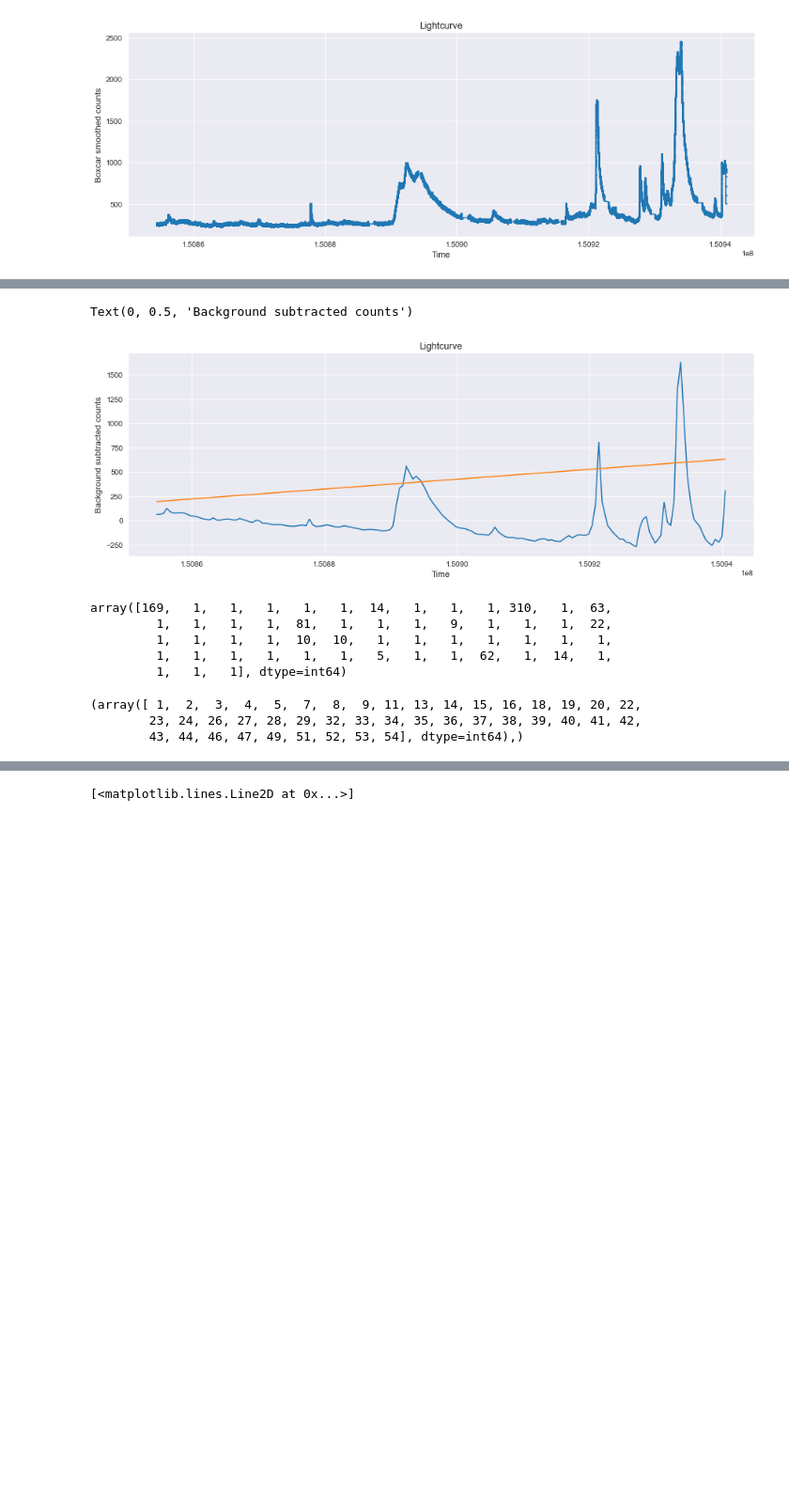
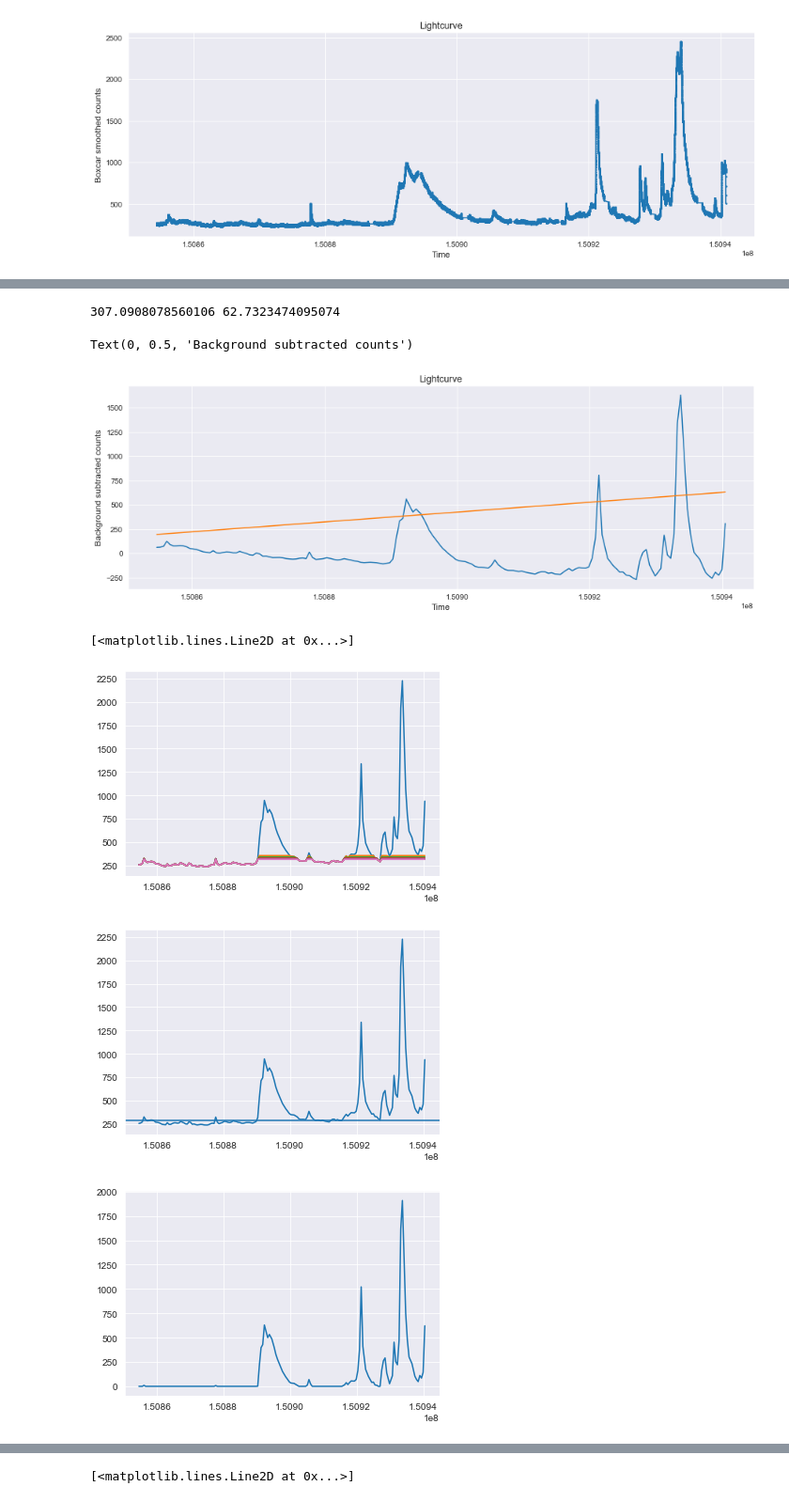
Before and after one commit to Tech-Meet-10-IITB-Solutions/SuryaDrishti, a Jupyter notebook: loc_max.ipynb, the cells around one changed output, grey strips where cells are left out. Shown at 94% size. Drawn from its saved outputs; the diff is of its cells as text; code cells hidden in the pictures; blank space fills up the shorter version.

```diff
--- a/loc_max.ipynb
+++ b/loc_max.ipynb
@@ -191,6 +144,7 @@ for i in range(len(st_flags[0])):#, len(peak_flags[0]))):
 #Curvefit with a straight line
 slope, intercept, r, p, se = linregress(binned_time, binned_count)
 mean, med, sig = scs(binned_count)
+print(mean, sig)
 binned_counts_masked = binned_count[np.where(binned_count>mean+0.5*sig)]
 bksub_counts = binned_count - np.array(slope*binned_time+intercept)
 #count_rate = count_rate - np.array(slope*time+intercept)
@@ -202,20 +156,28 @@ plt.title('Lightcurve', fontsize = 12.5)
 plt.xlabel('Time', fontsize = 11.5)
 plt.ylabel('Background subtracted counts',fontsize = 11.5)
 # %% [output]
-Text(0, 0.5, 'Background subtracted counts')
+307.0908078560106 62.7323474095074
+Text(0, 0.5, 'Background subtracted counts')
 [figure]
-# %%
-diff = np.ediff1d(st_flags[0])
-diff
-# %% [output]
-array([169,   1,   1,   1,   1,   1,  14,   1,   1,   1, 310,   1,  63,
-         1,   1,   1,   1,  81,   1,   1,   1,   9,   1,   1,   1,  22,
-         1,   1,   1,   1,  10,  10,   1,   1,   1,   1,   1,   1,   1,
-         1,   1,   1,   1,   1,   1,   5,   1,   1,  62,   1,  14,   1,
-         1,   1,   1], dtype=int64)
-# %%
-np.where(diff<5)
-# %% [output]
-(array([ 1,  2,  3,  4,  5,  7,  8,  9, 11, 13, 14, 15, 16, 18, 19, 20, 22,
-        23, 24, 26, 27, 28, 29, 32, 33, 34, 35, 36, 37, 38, 39, 40, 41, 42,
-        43, 44, 46, 47, 49, 51, 52, 53, 54], dtype=int64),)
+# %%
+test_counts = np.copy(binned_count)
+plt.plot(binned_time, test_counts)
+iter = 5
+n = 0.8
+for i in range(iter):
+    mean, med, sig = scs(test_counts)
+    test_counts[test_counts>mean+n*sig]=mean+n*sig
+    plt.plot(binned_time, test_counts)
+mean, med, sig = scs(test_counts)
+plt.plot(binned_time, test_counts)
+plt.figure()
+plt.plot(binned_time, binned_count)
+plt.axhline(mean)
+plt.figure()
+plt.plot(binned_time, binned_count - test_counts)
+print(np.where((binned_count - test_counts)>0))
+# %% [output]
+[<matplotlib.lines.Line2D at 0x...>]
+[figure, added]
+[figure, added]
+[figure, added]
```
Also changed, not shown: parts of 18 cells of this notebook.
